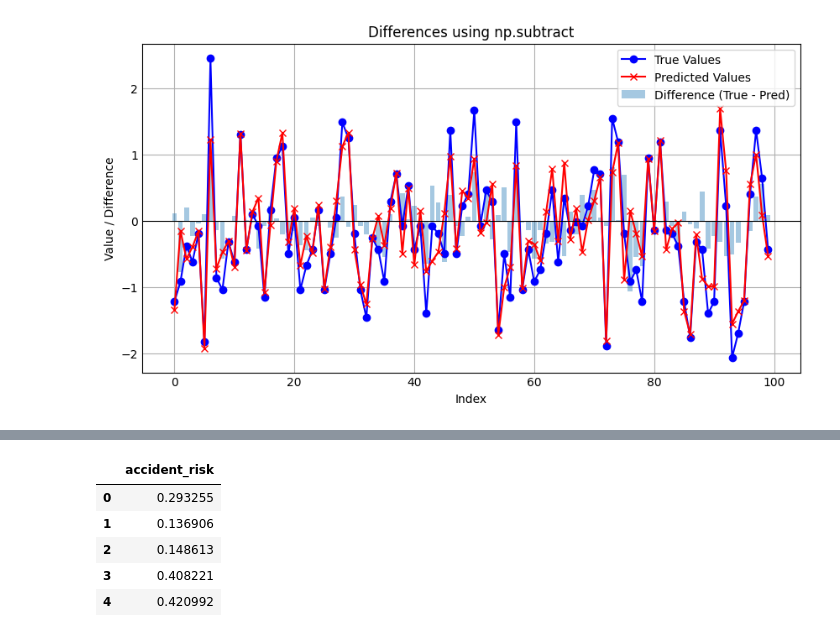
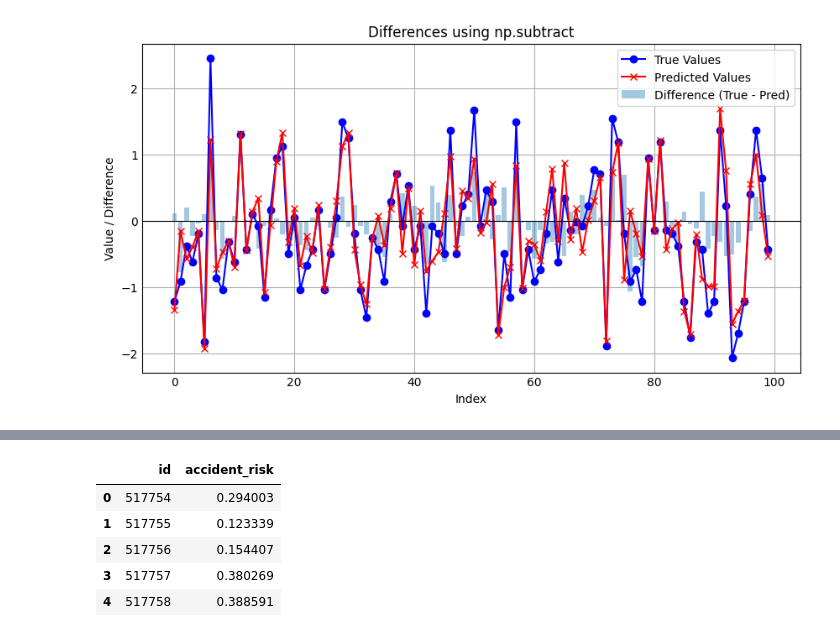
Before and after one commit to Santyamaya98/AI_and_MachineL_projects, a Jupyter notebook: road-accident.ipynb, the cells around one changed output, grey strips where cells are left out. Saved outputs shown, nothing was run; the diff lists cells and outputs as text; code cells hidden in the pictures.

Commit message:
Kaggle Notebook | Road_Accident_linear_regression | Version 85

```diff
--- a/road-accident.ipynb
+++ b/road-accident.ipynb
@@ -1363,15 +1366,15 @@ submission.head(10)
 # %%
-drop_cols = ['accident_risk', 'id',	'accident_risk_xgb', 'accident_risk_nn', 'accident_risk_nn_sig', 'accident_risk_nn_tanh','accident_risk_ridge', 'accident_risk_random']
+drop_cols = ['accident_risk', 'accident_risk_xgb', 'accident_risk_nn', 'accident_risk_nn_sig', 'accident_risk_nn_tanh','accident_risk_ridge', 'accident_risk_random']
 submission = submission.drop(columns=drop_cols)
-submission.columns = ['accident_risk']
+submission.columns = ['id', 'accident_risk']
 submission.head()
 # %% [output]
-|  | accident_risk |
-| 0 | 0.293255 |
-| 1 | 0.136906 |
-| 2 | 0.148613 |
-| 3 | 0.408221 |
-| 4 | 0.420992 |
+|  | id | accident_risk |
+| 0 | 517754 | 0.294003 |
+| 1 | 517755 | 0.123339 |
+| 2 | 517756 | 0.154407 |
+| 3 | 517757 | 0.380269 |
+| 4 | 517758 | 0.388591 |
 # %%
 submission.to_csv('linear_regresion_all.csv', index=False)
 # %%
```
Also changed, not shown: parts of 23 cells of this notebook.
